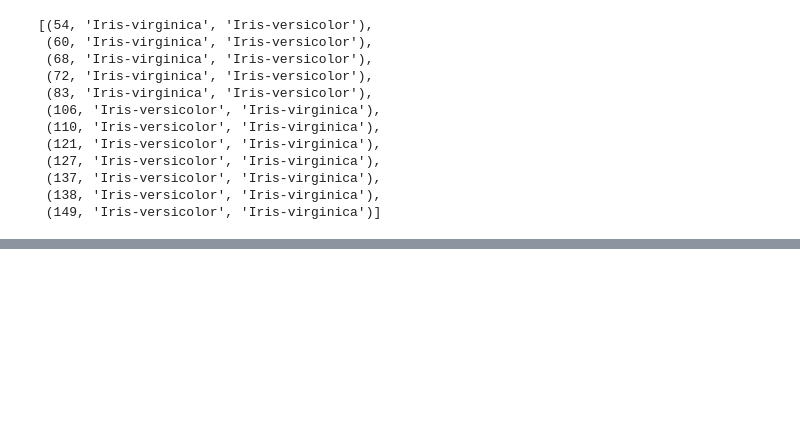
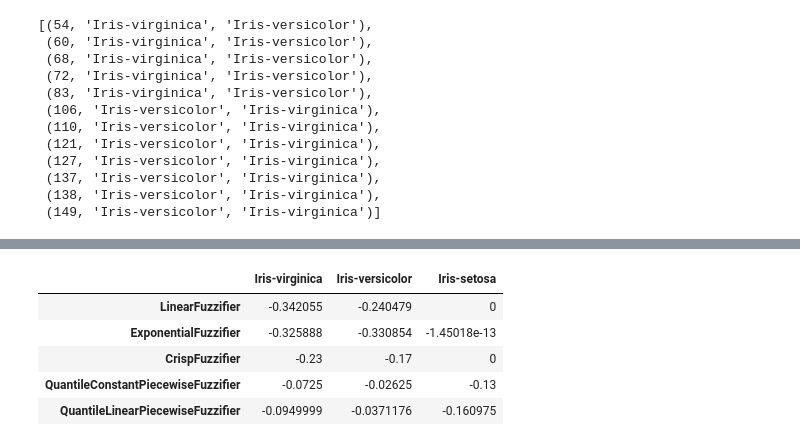
Before and after one commit to ManuelDileo/fuzzylearn, a Jupyter notebook: iris.ipynb, the cells around one changed output, grey strips where cells are left out. Cells and saved outputs as stored; diff of their text form; code cells hidden in the pictures; blank space fills up the shorter version.

Commit message:
fuzzifier table for iris classes

```diff
--- a/iris.ipynb
+++ b/iris.ipynb
@@ -279,0 +280,9 @@ results_df
+# %%
+def fuzzifier_table(fuzzifiers,columns,model_class, y, model_selection_grid, num_fold_grid_search, num_fold_cross_val, logger = None, scaling=StandardScaler(), dim_reduction=None):
+    table = pd.DataFrame({str(columns):[None for f in fuzzifiers]},index=[fuzzifiers_to_string[f] for f in fuzzifiers])
+    for fuzzifier in fuzzifiers:
+        params_fuzzifier = model_selection_grid
+        params_fuzzifier['fuzzifier'] = [fuzzifier]
+        score, _ = esperimento(columns,model_class, y, params_fuzzifier, num_fold_grid_search, num_fold_cross_val, scaling=StandardScaler(), dim_reduction=None)
+        table.loc[fuzzifiers_to_string[fuzzifier]][str(columns)] = score
+    return table
@@ -279,0 +328,32 @@ results_df
+# %%
+def iris_fuzzifier_table(classes,fuzzifiers,columns,model_class, y, model_selection_grid, num_fold_grid_search, num_fold_cross_val, logger = None, scaling=StandardScaler(), dim_reduction=None):
+    table = pd.DataFrame(index=[fuzzifiers_to_string[f] for f in fuzzifiers])
+    for target in classes:
+        table[target] = fuzzifier_table(fuzzifiers,columns,model_class,y[target],model_selection_grid,num_fold_grid_search, num_fold_cross_val, logger = None, scaling=StandardScaler(),dim_reduction=dim_reduction)
+    return table
+# %%
+fuzzifiers = [LinearFuzzifier,ExponentialFuzzifier, CrispFuzzifier,
+              QuantileConstantPiecewiseFuzzifier, QuantileLinearPiecewiseFuzzifier]
+fuzzifiers_to_string = {LinearFuzzifier: "LinearFuzzifier",
+                        ExponentialFuzzifier:"ExponentialFuzzifier",
+                        CrispFuzzifier: "CrispFuzzifier",
+                        QuantileConstantPiecewiseFuzzifier: " QuantileConstantPiecewiseFuzzifier",
+                        QuantileLinearPiecewiseFuzzifier: "QuantileLinearPiecewiseFuzzifier"}
+
+params_grid_noFuzzifier = {'c':[1,10,100],
+       'k':[GaussianKernel(sigma) for sigma in sigmas],
+}
+
+dim_red = PCA(n_components=2)
+columns = ['sepal_len', 'sepal_wid', 'petal_len', 'petal_wid']
+# %%
+ift = iris_fuzzifier_table(classes,fuzzifiers,columns,FuzzyInductor,mu,params_grid_noFuzzifier,3,3,dim_reduction=dim_red)
+# %%
+ift
+# %% [output]
+|  | Iris-virginica | Iris-versicolor | Iris-setosa |
+| LinearFuzzifier | -0.342055 | -0.240479 | 0 |
+| ExponentialFuzzifier | -0.325888 | -0.330854 | -1.45018e-13 |
+| CrispFuzzifier | -0.23 | -0.17 | 0 |
+| QuantileConstantPiecewiseFuzzifier | -0.0725 | -0.02625 | -0.13 |
+| QuantileLinearPiecewiseFuzzifier | -0.0949999 | -0.0371176 | -0.160975 |
```
Also changed, not shown: parts of 4 cells of this notebook.
